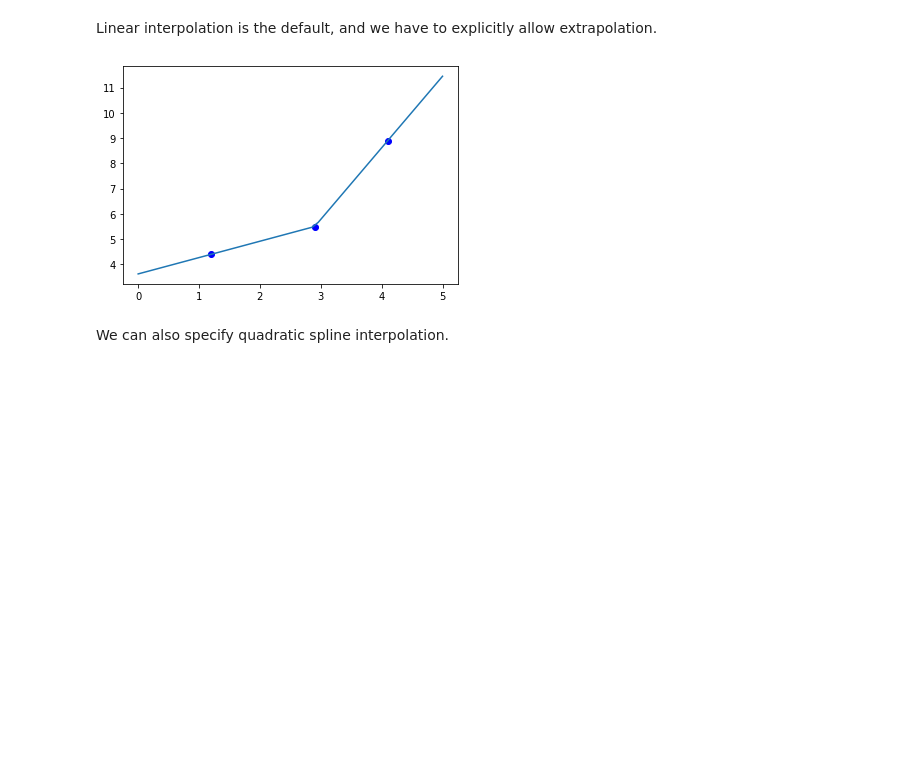
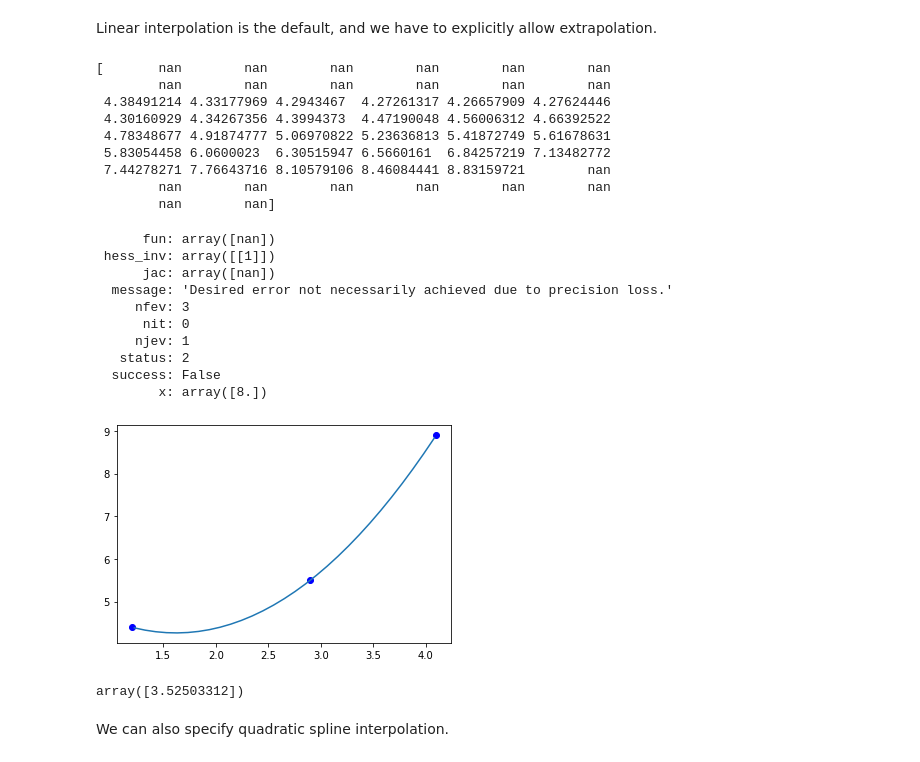
Before and after one commit to jkitchin/f19-06623, a Jupyter notebook: lectures/17-linear-algebra-2.ipynb, the cells around one changed output. Saved outputs shown, nothing was run; the diff lists cells and outputs as text; code cells hidden in the pictures; blank space fills up the shorter version.

```diff
--- a/lectures/17-linear-algebra-2.ipynb
+++ b/lectures/17-linear-algebra-2.ipynb
@@ -47,3 +47,5 @@ a = np.linalg.solve(X, y)
 a
 # %% [output]
 array([ 0.75388776, -2.443881  ,  6.24705882])
+# %%
+np.polyfit(x, y, 2)
@@ -70,11 +76,41 @@ interp1d?
 Linear interpolation is the default, and we have to explicitly allow extrapolation.
 # %%
 xfit = np.linspace(0, 5)
-Y = interp1d(x, y, bounds_error=False, fill_value='extrapolate')
+Y = interp1d(x, y, kind='quadratic', bounds_error=False)
+print(Y(xfit))
+plt.plot(x, y, 'bo', xfit, Y(xfit));
 
-plt.plot(x, y, 'bo', xfit, Y(xfit));
+from scipy.optimize import minimize
+minimize(Y, 8)
 # %% [output]
+[       nan        nan        nan        nan        nan        nan
+        nan        nan        nan        nan        nan        nan
+ 4.38491214 4.33177969 4.2943467  4.27261317 4.26657909 4.27624446
+ 4.30160929 4.34267356 4.3994373  4.47190048 4.56006312 4.66392522
+ 4.78348677 4.91874777 5.06970822 5.23636813 5.41872749 5.61678631
+ 5.83054458 6.0600023  6.30515947 6.5660161  6.84257219 7.13482772
+ 7.44278271 7.76643716 8.10579106 8.46084441 8.83159721        nan
+        nan        nan        nan        nan        nan        nan
+        nan        nan]
+      fun: array([nan])
+ hess_inv: array([[1]])
+      jac: array([nan])
+  message: 'Desired error not necessarily achieved due to precision loss.'
+     nfev: 3
+      nit: 0
+     njev: 1
+   status: 2
+  success: False
+        x: array([8.])
-[figure, old version]
+[figure, new version]
+# %%
+def obj(x):
+    return Y(x) - 7
+
+from scipy.optimize import fsolve
+fsolve(obj, 7)
+# %% [output]
+array([3.52503312])
 # %% [markdown]
 We can also specify quadratic spline interpolation.
 # %%
```
Also changed, not shown: parts of 22 cells of this notebook.
